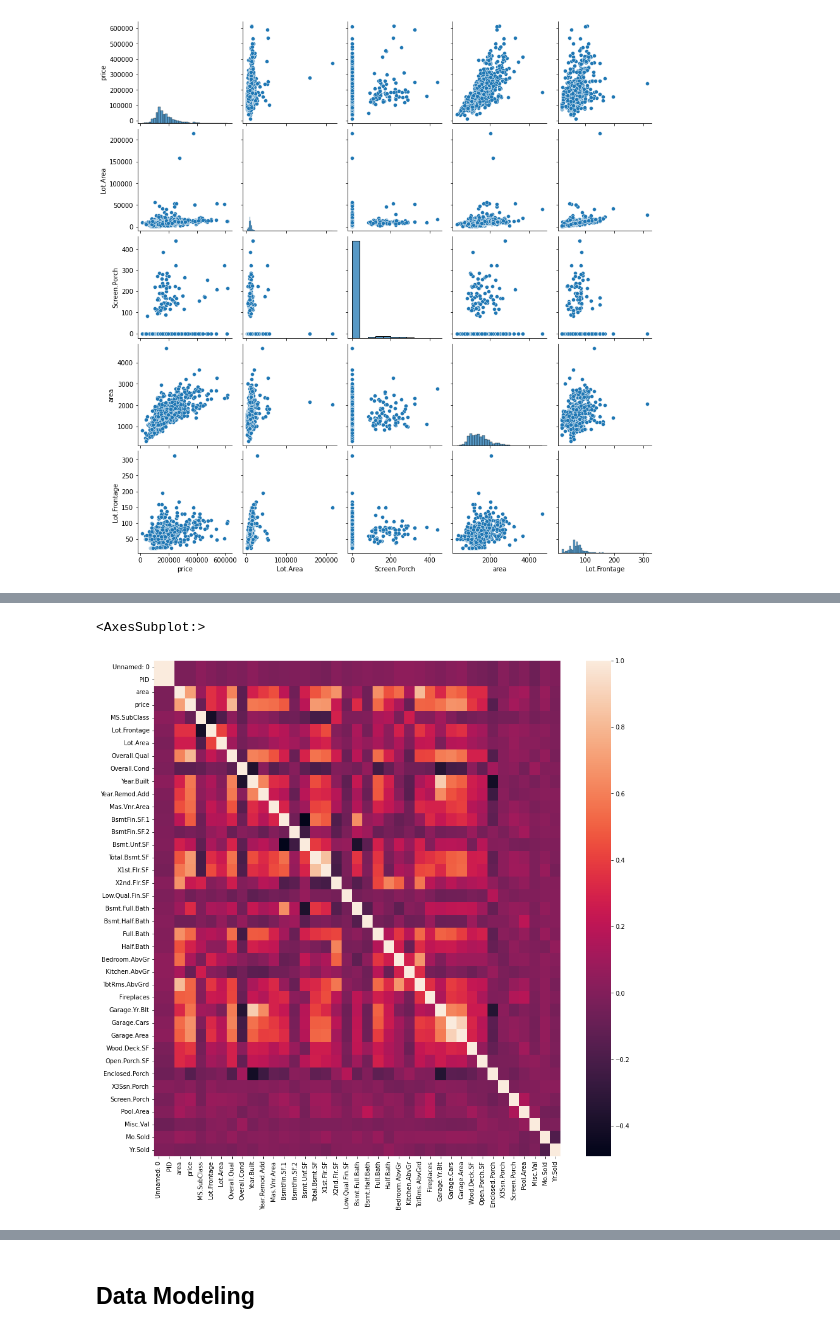
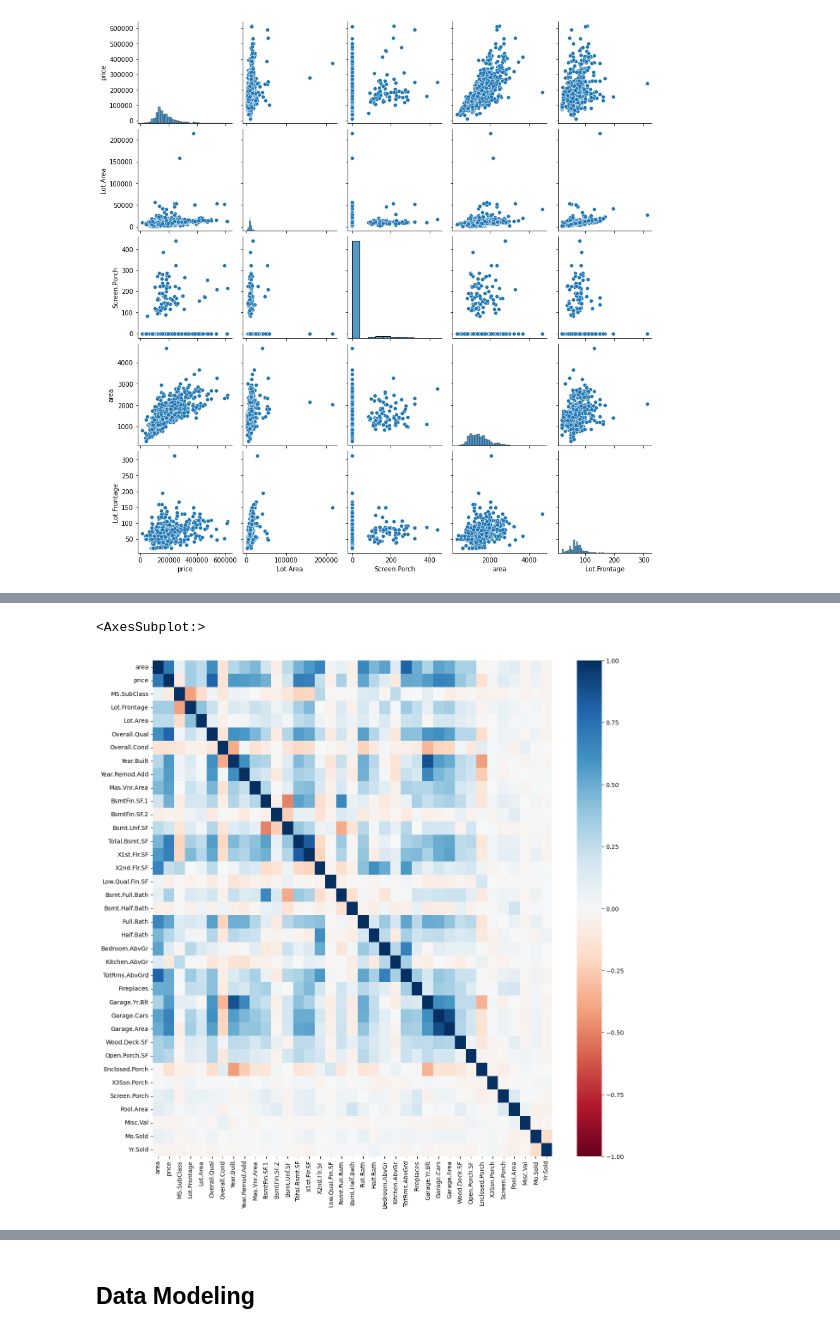
Before and after one commit to luaoliveira/machine-learning, a Jupyter notebook: mv-linear-regression/Minehr/case.ipynb, the cells around one changed output, grey strips where cells are left out. Cells and saved outputs as stored; diff of their text form; code cells hidden in the pictures.

```diff
--- a/mv-linear-regression/Minehr/case.ipynb
+++ b/mv-linear-regression/Minehr/case.ipynb
@@ -52,6 +95,7 @@ sns.relplot(x = 'price', y='area', hue='MS.Zoning', data=df)
 # %%
 plt.figure(figsize=(15,15))
-sns.heatmap(df.corr())
+df = df.iloc[: , 2:]
+sns.heatmap(df.corr(), cmap="RdBu",vmin=-1, vmax=1)
 # %% [output]
 <AxesSubplot:>
-[figure, old version]
+[figure, new version]
```
Also changed, not shown: parts of 20 cells of this notebook.
